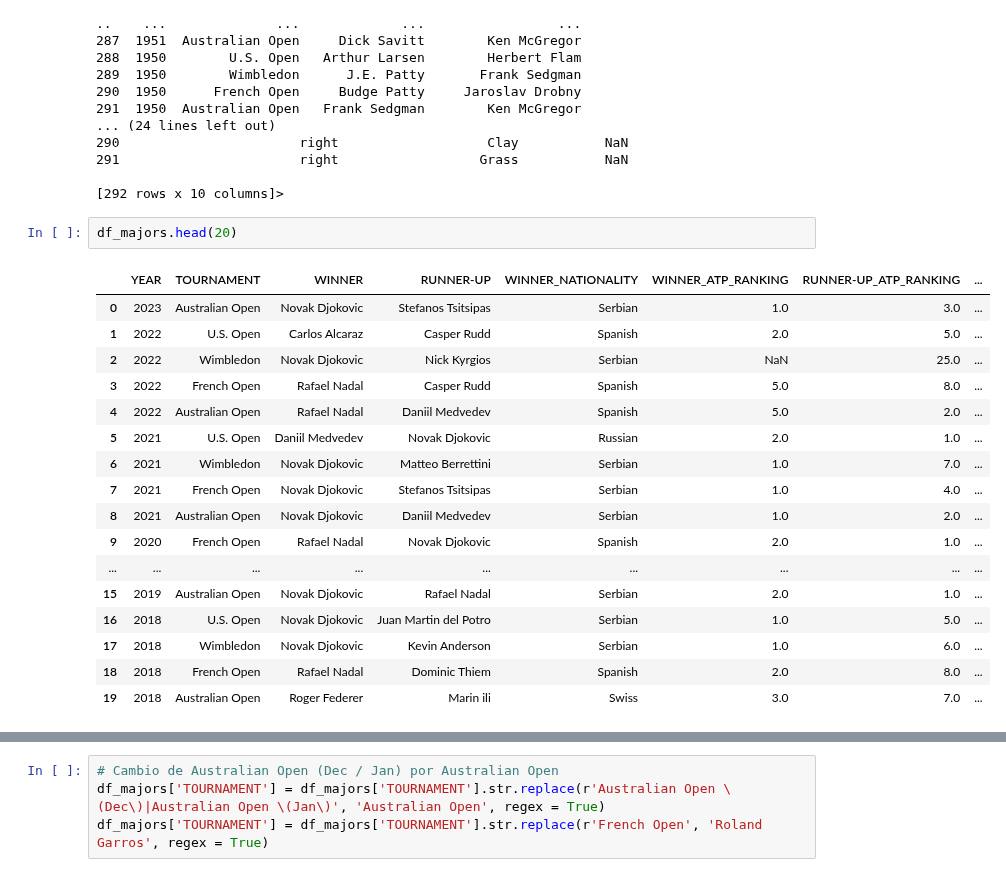
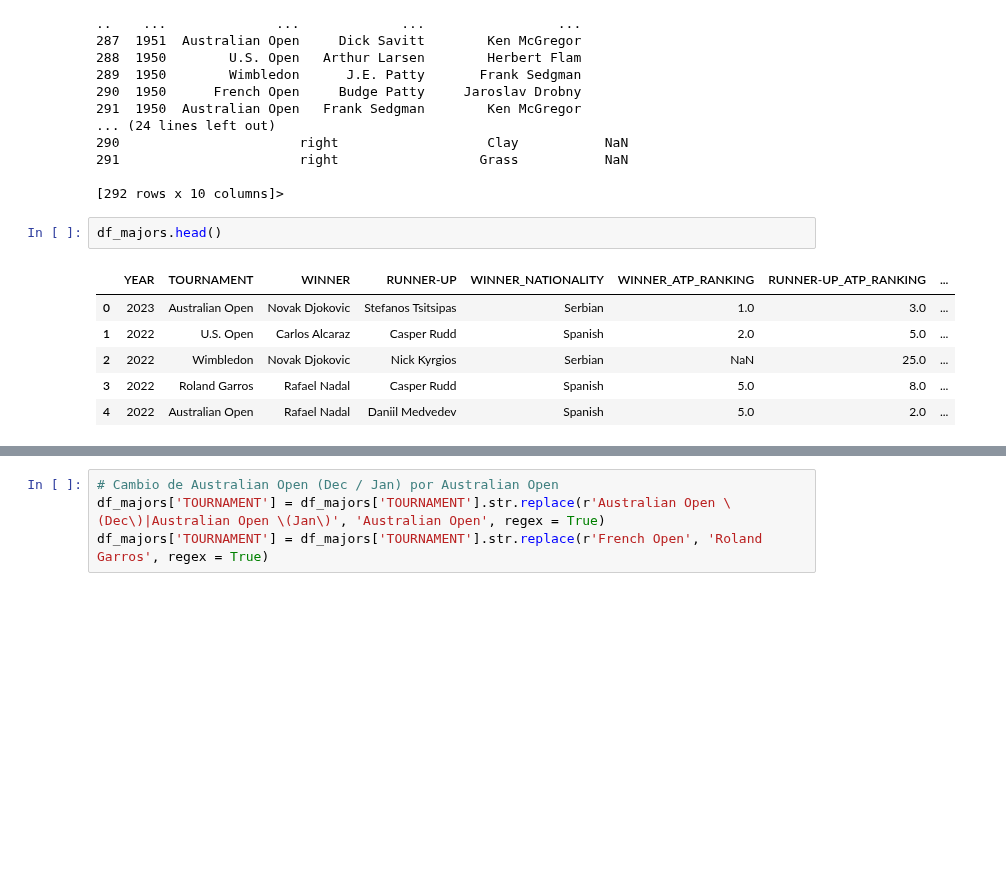
Before and after one commit to Lokhy87/EDA_entrega, a Jupyter notebook: Limpieza.ipynb, the cells around one changed output, grey strips where cells are left out. Drawn from its saved outputs; the diff is of its cells as text; blank space fills up the shorter version.

```diff
--- a/Limpieza.ipynb
+++ b/Limpieza.ipynb
@@ -65,25 +65,14 @@ df_majors.value_counts
 
 [292 rows x 10 columns]>
 # %%
-df_majors.head(20)
+df_majors.head()
 # %% [output]
 |  | YEAR | TOURNAMENT | WINNER | RUNNER-UP | WINNER_NATIONALITY | WINNER_ATP_RANKING | RUNNER-UP_ATP_RANKING | ... |
 | 0 | 2023 | Australian Open | Novak Djokovic | Stefanos Tsitsipas | Serbian | 1.0 | 3.0 | ... |
 | 1 | 2022 | U.S. Open | Carlos Alcaraz | Casper Rudd | Spanish | 2.0 | 5.0 | ... |
 | 2 | 2022 | Wimbledon | Novak Djokovic | Nick Kyrgios | Serbian | NaN | 25.0 | ... |
-| 3 | 2022 | French Open | Rafael Nadal | Casper Rudd | Spanish | 5.0 | 8.0 | ... |
+| 3 | 2022 | Roland Garros | Rafael Nadal | Casper Rudd | Spanish | 5.0 | 8.0 | ... |
 | 4 | 2022 | Australian Open | Rafael Nadal | Daniil Medvedev | Spanish | 5.0 | 2.0 | ... |
-| 5 | 2021 | U.S. Open | Daniil Medvedev | Novak Djokovic | Russian | 2.0 | 1.0 | ... |
-| 6 | 2021 | Wimbledon | Novak Djokovic | Matteo Berrettini | Serbian | 1.0 | 7.0 | ... |
-| 7 | 2021 | French Open | Novak Djokovic | Stefanos Tsitsipas | Serbian | 1.0 | 4.0 | ... |
-| 8 | 2021 | Australian Open | Novak Djokovic | Daniil Medvedev | Serbian | 1.0 | 2.0 | ... |
-| 9 | 2020 | French Open | Rafael Nadal | Novak Djokovic | Spanish | 2.0 | 1.0 | ... |
-| ... | ... | ... | ... | ... | ... | ... | ... | ... |
-| 15 | 2019 | Australian Open | Novak Djokovic | Rafael Nadal | Serbian | 2.0 | 1.0 | ... |
-| 16 | 2018 | U.S. Open | Novak Djokovic | Juan Martin del Potro | Serbian | 1.0 | 5.0 | ... |
-| 17 | 2018 | Wimbledon | Novak Djokovic | Kevin Anderson | Serbian | 1.0 | 6.0 | ... |
-| 18 | 2018 | French Open | Rafael Nadal | Dominic Thiem | Spanish | 2.0 | 8.0 | ... |
-| 19 | 2018 | Australian Open | Roger Federer | Marin ili | Swiss | 3.0 | 7.0 | ... |
 # %%
 # Columnas con nulos
 df_majors[['WINNER_ATP_RANKING','RUNNER-UP_ATP_RANKING', 'WINNER_PRIZE']]
```
Also changed, not shown: parts of 11 cells of this notebook.
